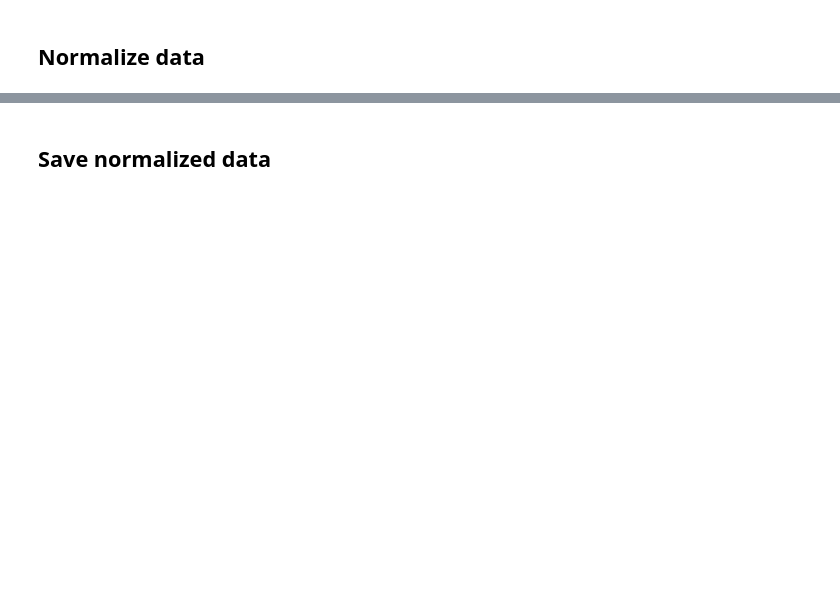
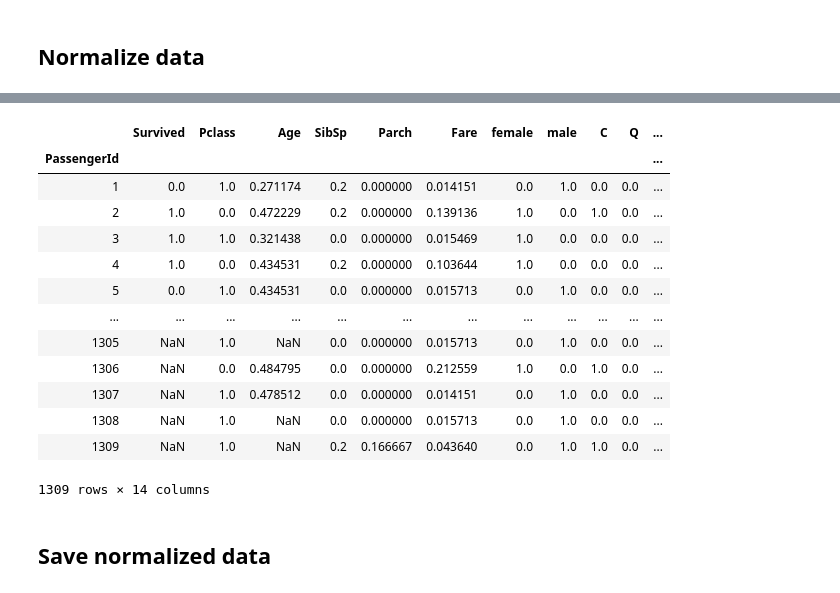
Before and after one commit to wiktor779/Kaggle-Titanic, a Jupyter notebook: proprocessing.ipynb, the cells around one changed output, grey strips where cells are left out. Cells and saved outputs as stored; diff of their text form; code cells hidden in the pictures; blank space fills up the shorter version.

```diff
--- a/proprocessing.ipynb
+++ b/proprocessing.ipynb
@@ -140,2 +181,5 @@ prep_data.Fare= prep_data.Fare.fillna(fare_mean)
+# %%
+train_data = prep_data[prep_data[["Survived", "Age"]].notna().all(axis=1)]
+test_data = prep_data[prep_data[["Survived", "Age"]].isna().any(axis=1)]
 # %% [markdown]
 ## Normalize data
@@ -162,3 +186,28 @@ normalized_data
+# %%
+min_max_scaler = preprocessing.MinMaxScaler()
+normalized_train_data = pd.DataFrame(min_max_scaler.fit_transform(train_data.values),
+                               columns=train_data.columns,
+                               index=train_data.index)
+normalized_test_data = pd.DataFrame(min_max_scaler.transform(test_data.values),
+                               columns=test_data.columns,
+                               index=test_data.index)
+normalized_data = pd.concat([normalized_train_data, normalized_test_data])
+normalized_data
+# %% [output]
+|  | Survived | Pclass | Age | SibSp | Parch | Fare | female | male | C | Q | ... |
+| PassengerId |  |  |  |  |  |  |  |  |  |  | ... |
+| 1 | 0.0 | 1.0 | 0.271174 | 0.2 | 0.000000 | 0.014151 | 0.0 | 1.0 | 0.0 | 0.0 | ... |
+| 2 | 1.0 | 0.0 | 0.472229 | 0.2 | 0.000000 | 0.139136 | 1.0 | 0.0 | 1.0 | 0.0 | ... |
+| 3 | 1.0 | 1.0 | 0.321438 | 0.0 | 0.000000 | 0.015469 | 1.0 | 0.0 | 0.0 | 0.0 | ... |
+| 4 | 1.0 | 0.0 | 0.434531 | 0.2 | 0.000000 | 0.103644 | 1.0 | 0.0 | 0.0 | 0.0 | ... |
+| 5 | 0.0 | 1.0 | 0.434531 | 0.0 | 0.000000 | 0.015713 | 0.0 | 1.0 | 0.0 | 0.0 | ... |
+| ... | ... | ... | ... | ... | ... | ... | ... | ... | ... | ... | ... |
+| 1305 | NaN | 1.0 | NaN | 0.0 | 0.000000 | 0.015713 | 0.0 | 1.0 | 0.0 | 0.0 | ... |
+| 1306 | NaN | 0.0 | 0.484795 | 0.0 | 0.000000 | 0.212559 | 1.0 | 0.0 | 1.0 | 0.0 | ... |
+| 1307 | NaN | 1.0 | 0.478512 | 0.0 | 0.000000 | 0.014151 | 0.0 | 1.0 | 0.0 | 0.0 | ... |
+| 1308 | NaN | 1.0 | NaN | 0.0 | 0.000000 | 0.015713 | 0.0 | 1.0 | 0.0 | 0.0 | ... |
+| 1309 | NaN | 1.0 | NaN | 0.2 | 0.166667 | 0.043640 | 0.0 | 1.0 | 1.0 | 0.0 | ... |
+1309 rows × 14 columns
 # %% [markdown]
 ## Save normalized data
 # %%
```
Also changed, not shown: parts of 12 cells of this notebook, 5 other files.
